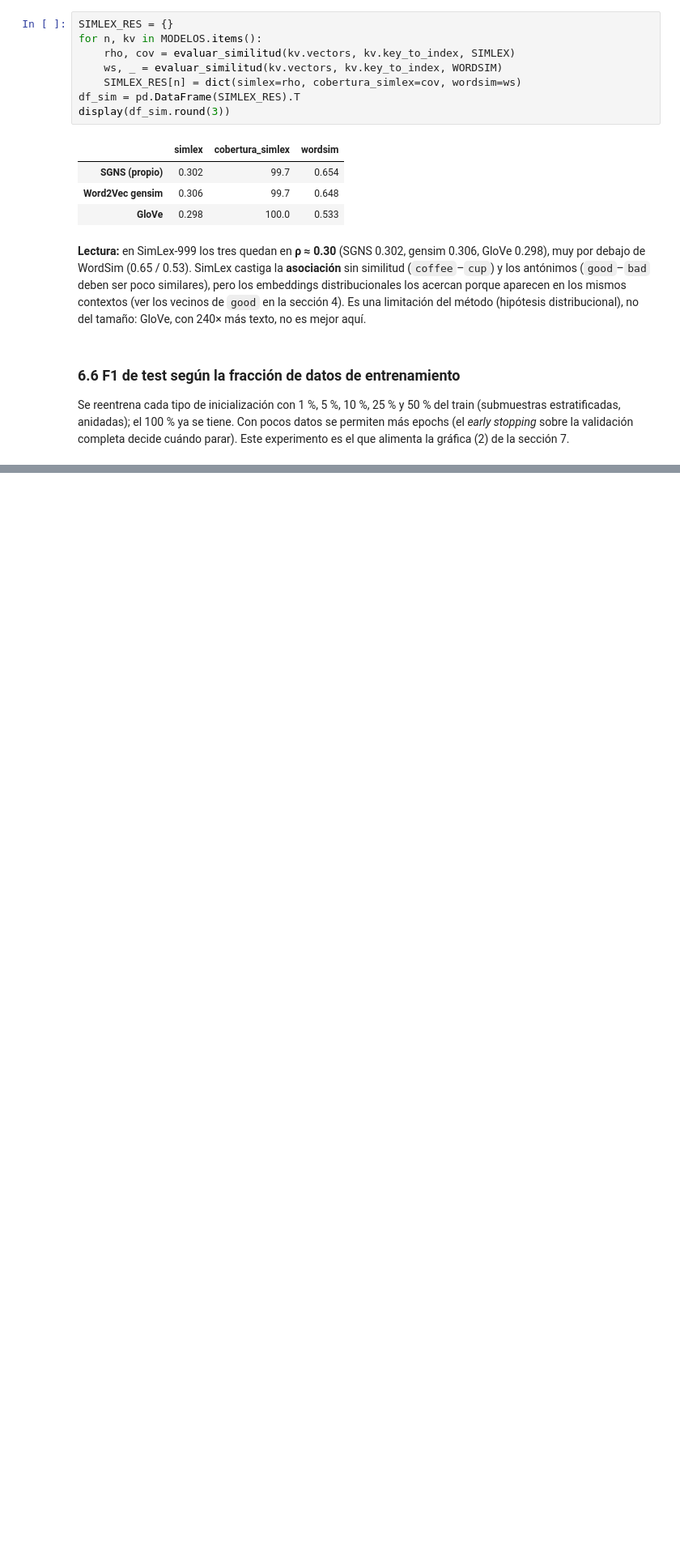
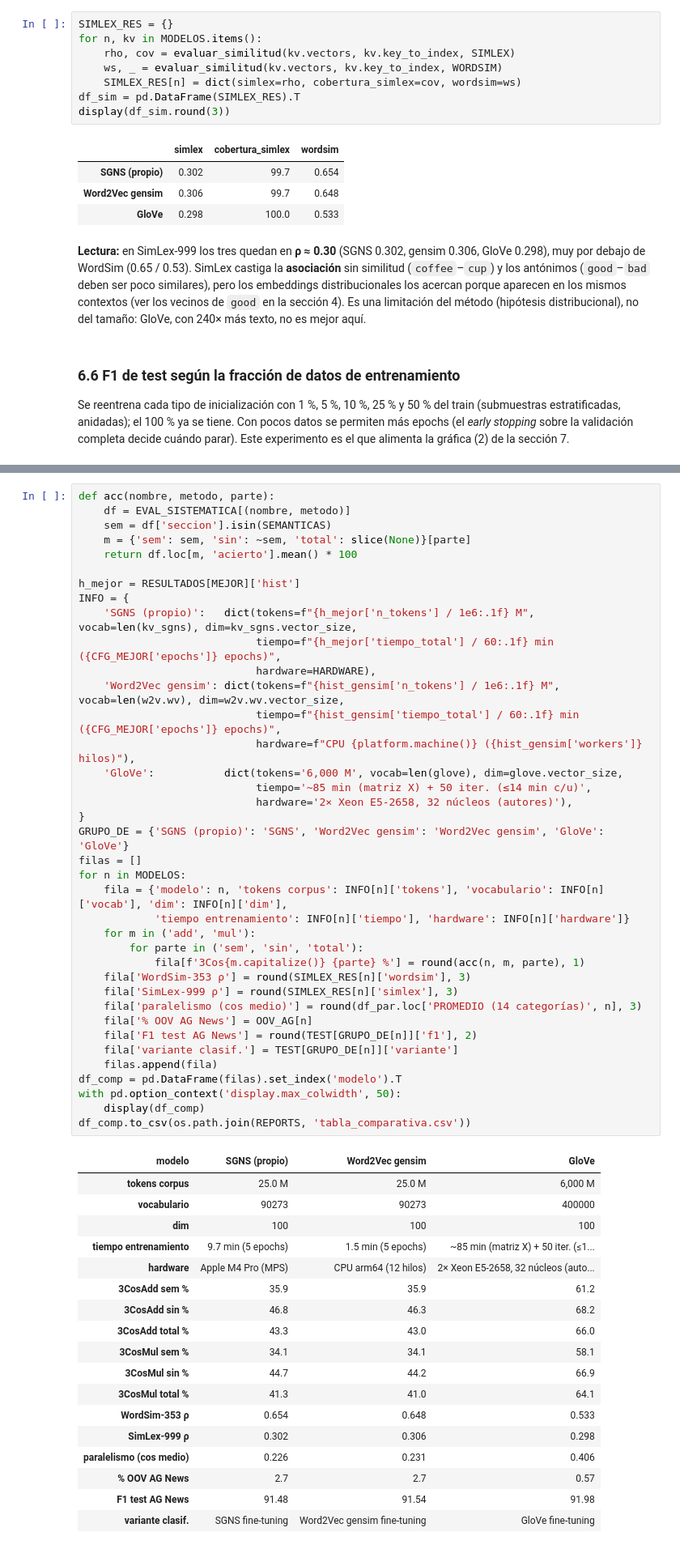
Before and after one commit to nicoCT04/Lab7-DL, a Jupyter notebook: notebook/lab7.ipynb, the cells around one changed output, grey strips where cells are left out. Shown at 81% size. Cells and saved outputs as stored; diff of their text form; blank space fills up the shorter version.

```diff
--- a/notebook/lab7.ipynb
+++ b/notebook/lab7.ipynb
@@ -1959,0 +1969,57 @@ df_frac.round(3).to_csv(os.path.join(REPORTS, 'f1_vs_fraccion.csv'))
+# %%
+def acc(nombre, metodo, parte):
+    df = EVAL_SISTEMATICA[(nombre, metodo)]
+    sem = df['seccion'].isin(SEMANTICAS)
+    m = {'sem': sem, 'sin': ~sem, 'total': slice(None)}[parte]
+    return df.loc[m, 'acierto'].mean() * 100
+
+h_mejor = RESULTADOS[MEJOR]['hist']
+INFO = {
+    'SGNS (propio)':   dict(tokens=f"{h_mejor['n_tokens'] / 1e6:.1f} M", vocab=len(kv_sgns), dim=kv_sgns.vector_size,
+                            tiempo=f"{h_mejor['tiempo_total'] / 60:.1f} min ({CFG_MEJOR['epochs']} epochs)",
+                            hardware=HARDWARE),
+    'Word2Vec gensim': dict(tokens=f"{hist_gensim['n_tokens'] / 1e6:.1f} M", vocab=len(w2v.wv), dim=w2v.wv.vector_size,
+                            tiempo=f"{hist_gensim['tiempo_total'] / 60:.1f} min ({CFG_MEJOR['epochs']} epochs)",
+                            hardware=f"CPU {platform.machine()} ({hist_gensim['workers']} hilos)"),
+    'GloVe':           dict(tokens='6,000 M', vocab=len(glove), dim=glove.vector_size,
+                            tiempo='~85 min (matriz X) + 50 iter. (≤14 min c/u)',
+                            hardware='2× Xeon E5-2658, 32 núcleos (autores)'),
+}
+GRUPO_DE = {'SGNS (propio)': 'SGNS', 'Word2Vec gensim': 'Word2Vec gensim', 'GloVe': 'GloVe'}
+filas = []
+for n in MODELOS:
+    fila = {'modelo': n, 'tokens corpus': INFO[n]['tokens'], 'vocabulario': INFO[n]['vocab'], 'dim': INFO[n]['dim'],
+            'tiempo entrenamiento': INFO[n]['tiempo'], 'hardware': INFO[n]['hardware']}
+    for m in ('add', 'mul'):
+        for parte in ('sem', 'sin', 'total'):
+            fila[f'3Cos{m.capitalize()} {parte} %'] = round(acc(n, m, parte), 1)
+    fila['WordSim-353 ρ'] = round(SIMLEX_RES[n]['wordsim'], 3)
+    fila['SimLex-999 ρ'] = round(SIMLEX_RES[n]['simlex'], 3)
+    fila['paralelismo (cos medio)'] = round(df_par.loc['PROMEDIO (14 categorías)', n], 3)
+    fila['% OOV AG News'] = OOV_AG[n]
+    fila['F1 test AG News'] = round(TEST[GRUPO_DE[n]]['f1'], 2)
+    fila['variante clasif.'] = TEST[GRUPO_DE[n]]['variante']
+    filas.append(fila)
+df_comp = pd.DataFrame(filas).set_index('modelo').T
+with pd.option_context('display.max_colwidth', 50):
+    display(df_comp)
+df_comp.to_csv(os.path.join(REPORTS, 'tabla_comparativa.csv'))
+# %% [output]
+| modelo | SGNS (propio) | Word2Vec gensim | GloVe |
+| tokens corpus | 25.0 M | 25.0 M | 6,000 M |
+| vocabulario | 90273 | 90273 | 400000 |
+| dim | 100 | 100 | 100 |
+| tiempo entrenamiento | 9.7 min (5 epochs) | 1.5 min (5 epochs) | ~85 min (matriz X) + 50 iter. (≤1... |
+| hardware | Apple M4 Pro (MPS) | CPU arm64 (12 hilos) | 2× Xeon E5-2658, 32 núcleos (auto... |
+| 3CosAdd sem % | 35.9 | 35.9 | 61.2 |
+| 3CosAdd sin % | 46.8 | 46.3 | 68.2 |
+| 3CosAdd total % | 43.3 | 43.0 | 66.0 |
+| 3CosMul sem % | 34.1 | 34.1 | 58.1 |
+| 3CosMul sin % | 44.7 | 44.2 | 66.9 |
+| 3CosMul total % | 41.3 | 41.0 | 64.1 |
+| WordSim-353 ρ | 0.654 | 0.648 | 0.533 |
+| SimLex-999 ρ | 0.302 | 0.306 | 0.298 |
+| paralelismo (cos medio) | 0.226 | 0.231 | 0.406 |
+| % OOV AG News | 2.7 | 2.7 | 0.57 |
+| F1 test AG News | 91.48 | 91.54 | 91.98 |
+| variante clasif. | SGNS fine-tuning | Word2Vec gensim fine-tuning | GloVe fine-tuning |
```
Also changed, not shown: parts of 15 cells of this notebook, 9 other files.
